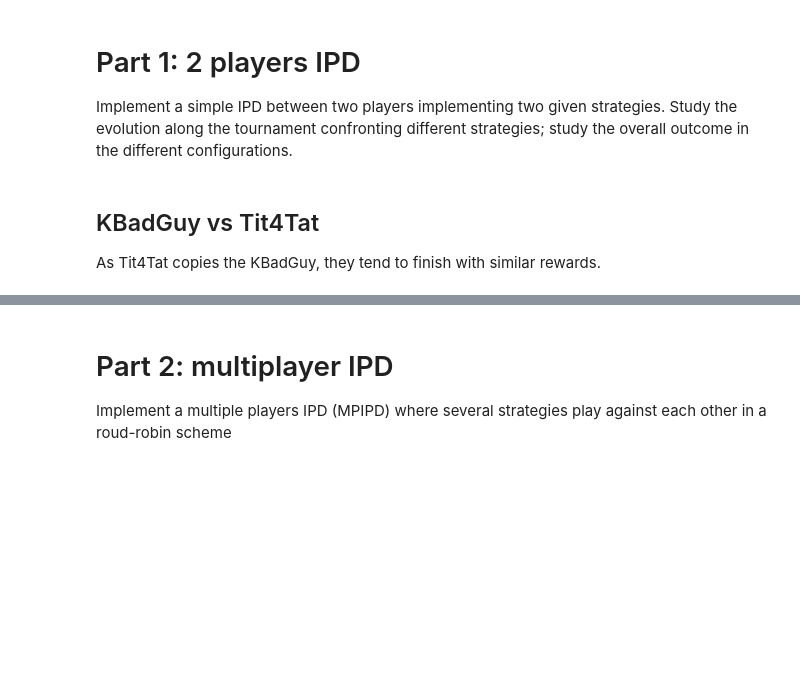
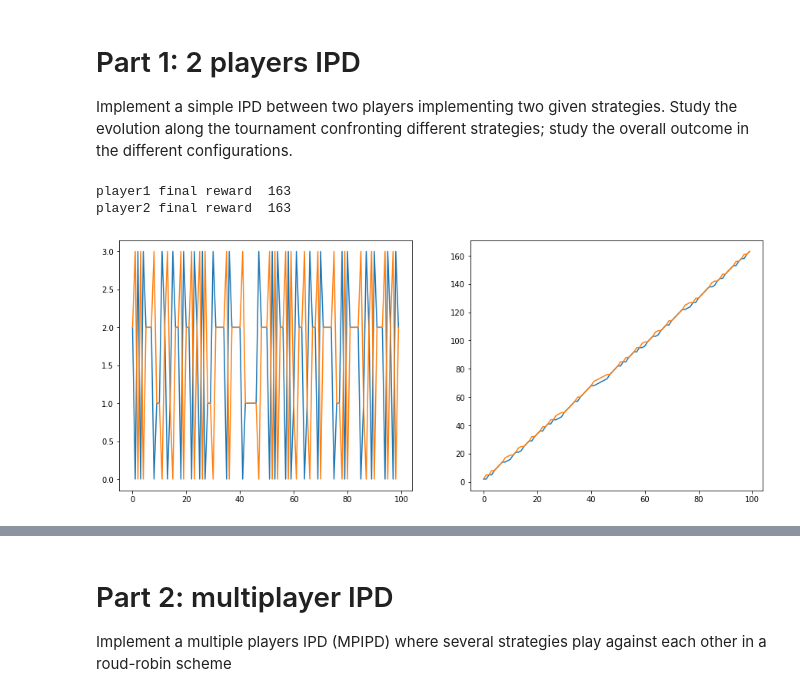
Before and after one commit to donaldssh/Iterative-Prisoners-Dilemma, a Jupyter notebook: Project.ipynb, the cells around one changed output, grey strips where cells are left out. Saved outputs shown, nothing was run; the diff lists cells and outputs as text; code cells hidden in the pictures; blank space fills up the shorter version.

```diff
--- a/Project.ipynb
+++ b/Project.ipynb
@@ -407,6 +361,3 @@ fourth move  [0, 1]
 # %% [markdown]
 # Part 1: 2 players IPD
 Implement a simple IPD between two players implementing two given strategies. Study the evolution along the tournament confronting different strategies; study the overall outcome in the different configurations.
-# %% [markdown]
-## KBadGuy vs Tit4Tat
-As Tit4Tat copies the KBadGuy, they tend to finish with similar rewards.
@@ -412,0 +382,14 @@ As Tit4Tat copies the KBadGuy, they tend to finish with similar rewards.
+# %%
+fig, ax = plt.subplots(1,2, figsize = (15,6))
+ax[0].plot(p1.r_history)
+ax[0].plot(p2.r_history)
+ax[1].plot(np.cumsum(p1.r_history))
+ax[1].plot(np.cumsum(p2.r_history))
+
+
+print("player1 final reward ", sum(p1.r_history))
+print("player2 final reward ", sum(p2.r_history))
+# %% [output]
+player1 final reward  163
+player2 final reward  163
+[figure, added]
```
Also changed, not shown: parts of 29 cells of this notebook.
